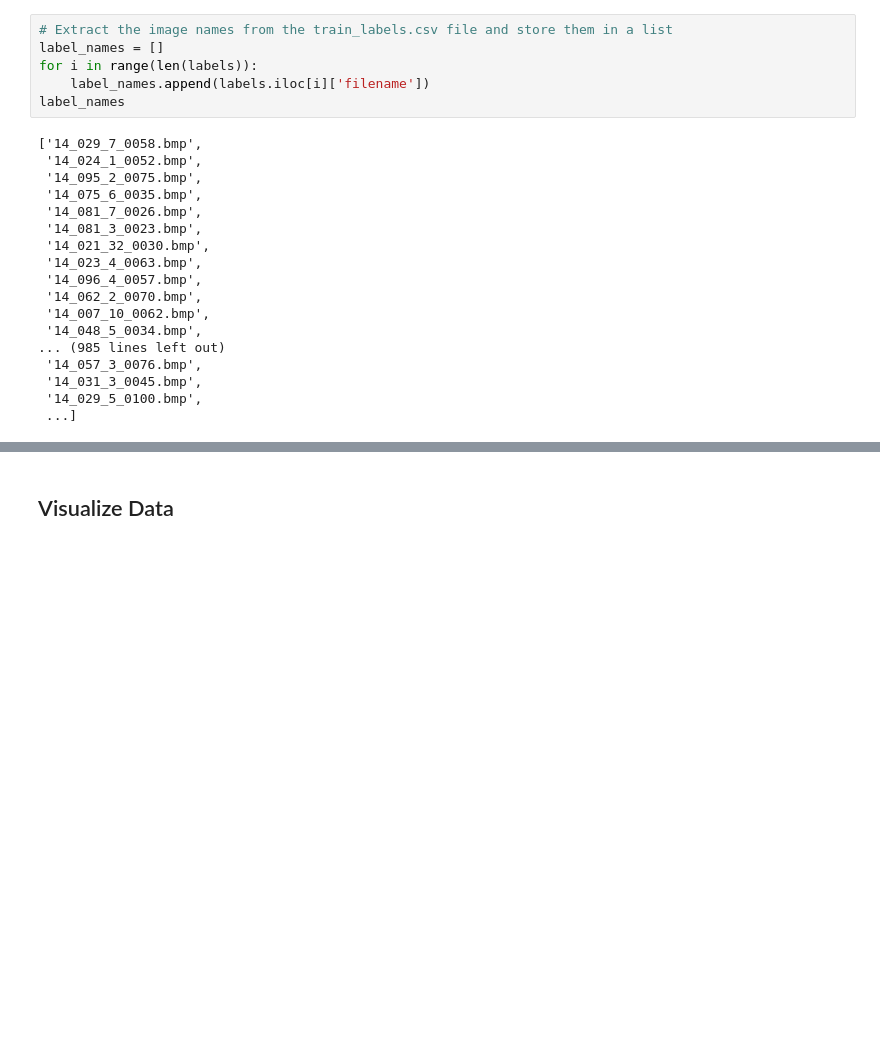
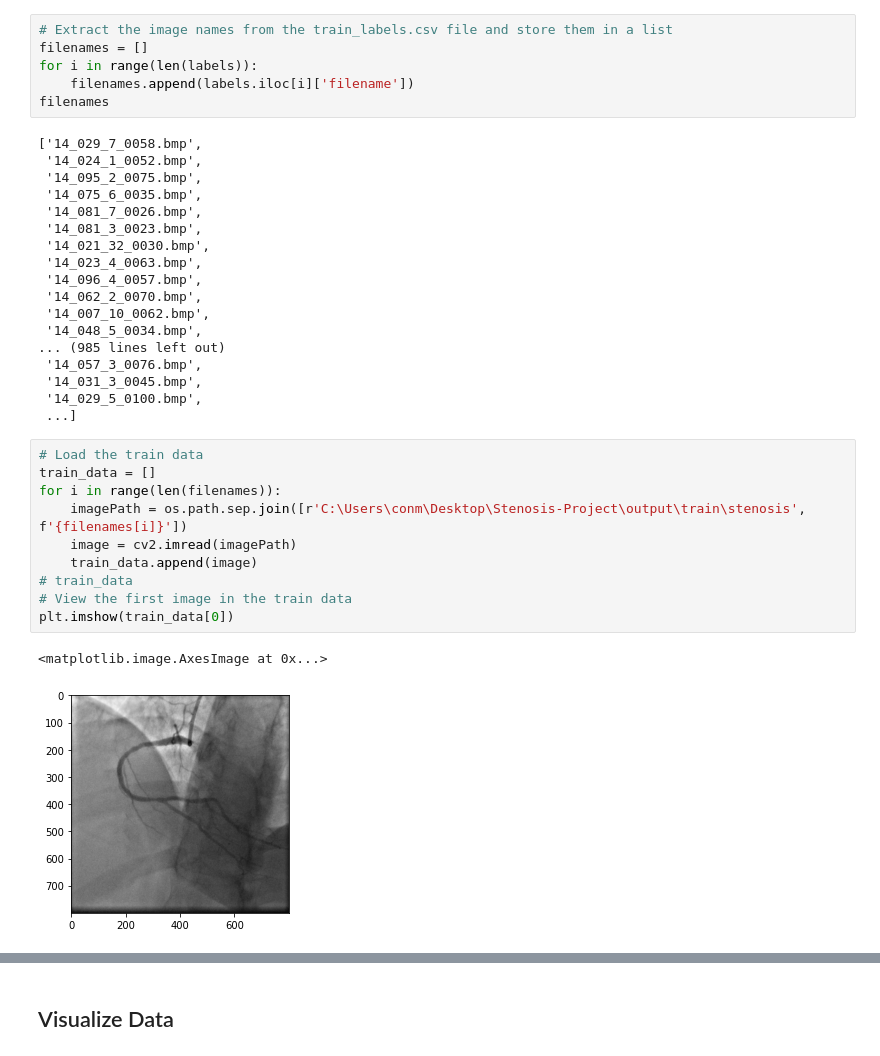
Before and after one commit to NevilleMthw/Stenosis-Project, a Jupyter notebook: models.ipynb, the cells around one changed output, grey strips where cells are left out. Cells and saved outputs as stored; diff of their text form; blank space fills up the shorter version.

Commit message:
Load all training and test data, change file paths

```diff
--- a/models.ipynb
+++ b/models.ipynb
@@ -81,10 +91,10 @@ label_dimensions_scaled
  ...]
 # %%
 # Extract the image names from the train_labels.csv file and store them in a list
-label_names = []
+filenames = []
 for i in range(len(labels)):
-    label_names.append(labels.iloc[i]['filename'])
-label_names
+    filenames.append(labels.iloc[i]['filename'])
+filenames
 # %% [output]
 ['14_029_7_0058.bmp',
  '14_024_1_0052.bmp',
@@ -103,3 +113,16 @@ label_names
  '14_031_3_0045.bmp',
  '14_029_5_0100.bmp',
  ...]
+# %%
+# Load the train data
+train_data = []
+for i in range(len(filenames)):
+    imagePath = os.path.sep.join([r'C:\Users\conm\Desktop\Stenosis-Project\output\train\stenosis', f'{filenames[i]}'])
+    image = cv2.imread(imagePath)
+    train_data.append(image)
+# train_data
+# View the first image in the train data
+plt.imshow(train_data[0])
+# %% [output]
+<matplotlib.image.AxesImage at 0x...>
+[figure, added]
```
Also changed, not shown: parts of 11 cells of this notebook.
